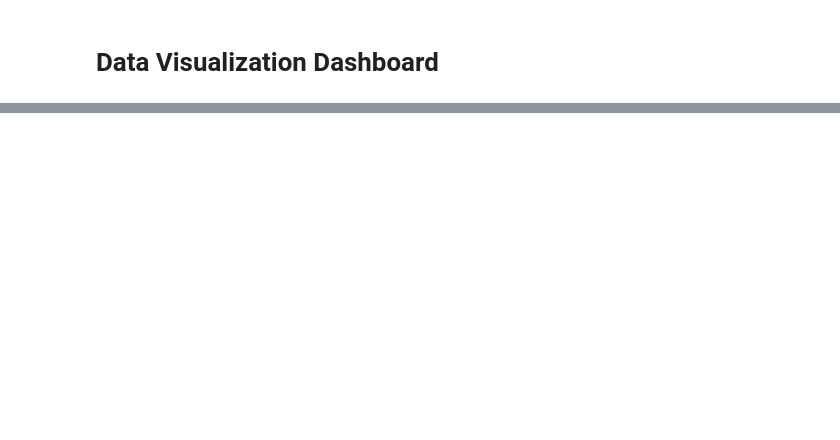
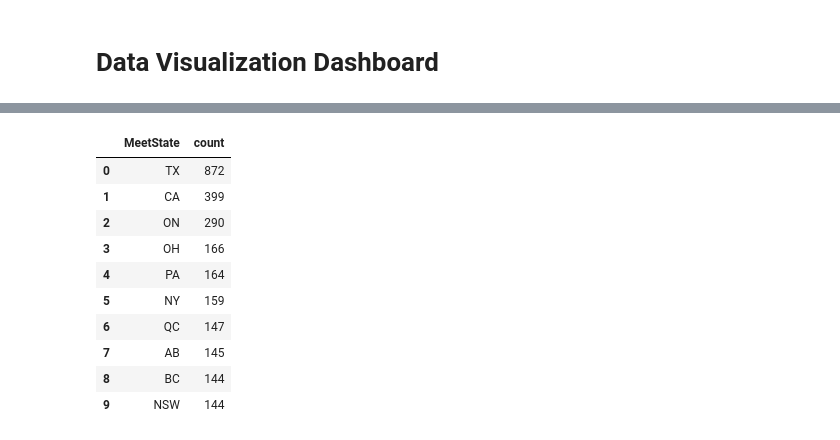
Before and after one commit to mohamedbouzzit01/powerlifting-market-and-growth-analysis, a Jupyter notebook: Meet Data.ipynb, the cells around one changed output, grey strips where cells are left out. Cells and saved outputs as stored; diff of their text form; code cells hidden in the pictures; blank space fills up the shorter version.

```diff
--- a/Meet Data.ipynb
+++ b/Meet Data.ipynb
@@ -100,4 +100,4 @@ Wales                   1
 Japan                   1
 Name: count, dtype: int64
 # %%
-df["Federation"] = df["Federation"]df["Federation"].str.upper()
+df["Federation"] = df["Federation"].str.upper()
@@ -269,6 +553,18 @@ df.head()
 # %%
 Top10USStates= pd.DataFrame(df["MeetState"].value_counts().head(10).reset_index())
-Top10States
+Top10USStates
+# %% [output]
+|  | MeetState | count |
+| 0 | TX | 872 |
+| 1 | CA | 399 |
+| 2 | ON | 290 |
+| 3 | OH | 166 |
+| 4 | PA | 164 |
+| 5 | NY | 159 |
+| 6 | QC | 147 |
+| 7 | AB | 145 |
+| 8 | BC | 144 |
+| 9 | NSW | 144 |
 # %%
 import warnings
 
```
Also changed, not shown: parts of 31 cells of this notebook.
